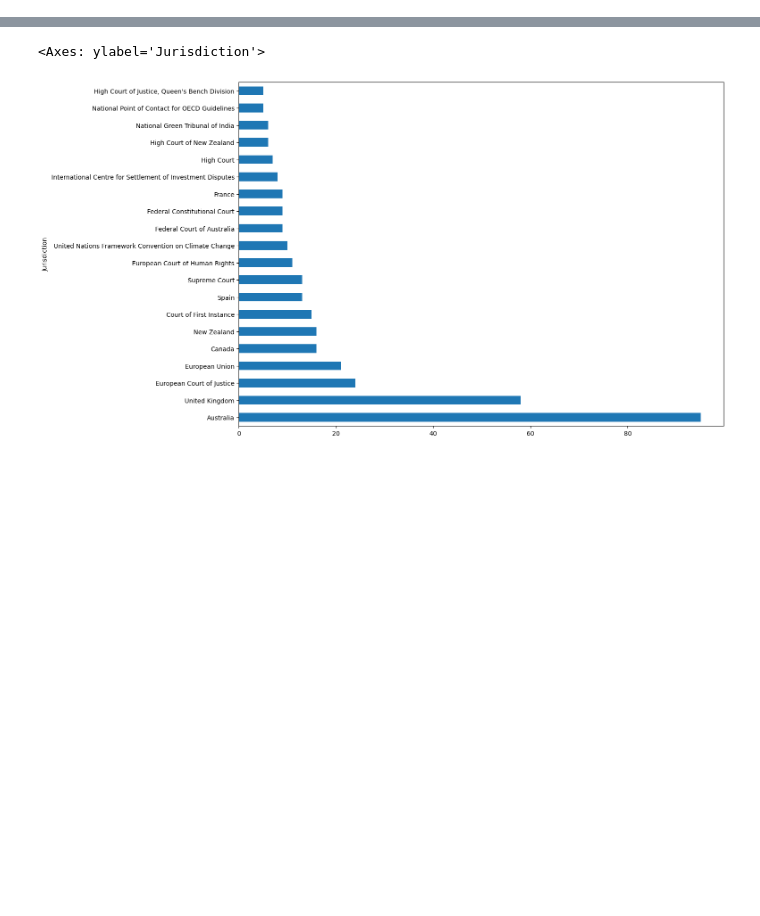
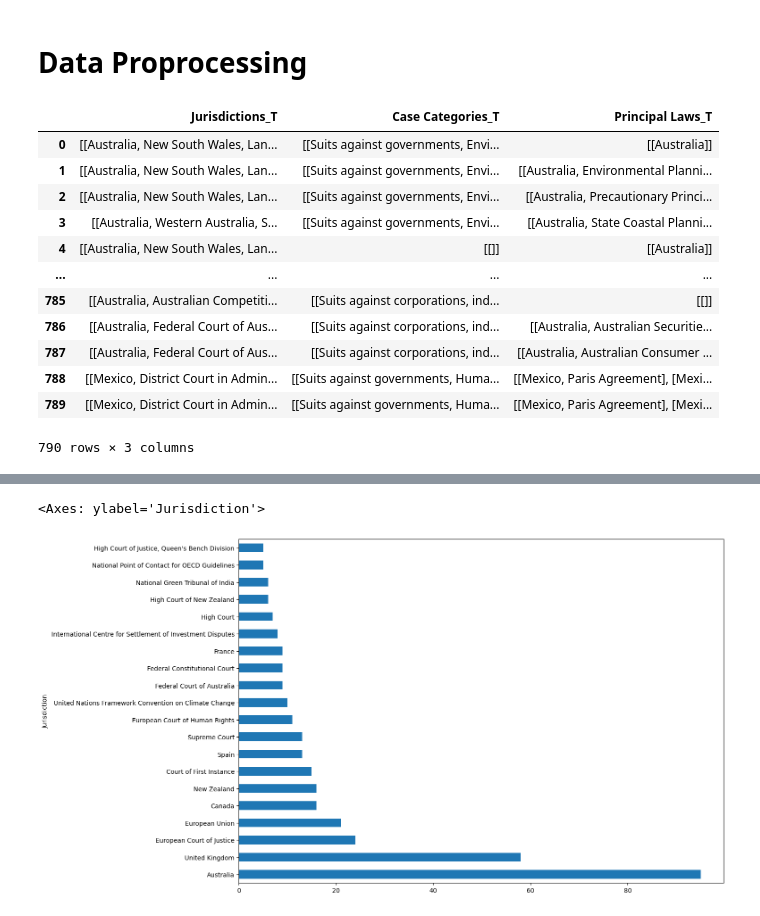
Before and after one commit to ClementBM/sandbox, a Jupyter notebook: naat/notebooks/eda_global_litigation_cases.ipynb, the cells around one changed output, grey strips where cells are left out. Cells and saved outputs as stored; diff of their text form; code cells hidden in the pictures; blank space fills up the shorter version.

```diff
--- a/naat/notebooks/eda_global_litigation_cases.ipynb
+++ b/naat/notebooks/eda_global_litigation_cases.ipynb
@@ -22,0 +28,2 @@ global_cases_df
+# %% [markdown]
+# Data Proprocessing
@@ -22,0 +46,16 @@ global_cases_df
+# %%
+global_cases_df[["Jurisdictions_T", "Case Categories_T", "Principal Laws_T"]]
+# %% [output]
+|  | Jurisdictions_T | Case Categories_T | Principal Laws_T |
+| 0 | [[Australia, New South Wales, Lan... | [[Suits against governments, Envi... | [[Australia]] |
+| 1 | [[Australia, New South Wales, Lan... | [[Suits against governments, Envi... | [[Australia, Environmental Planni... |
+| 2 | [[Australia, New South Wales, Lan... | [[Suits against governments, Envi... | [[Australia, Precautionary Princi... |
+| 3 | [[Australia, Western Australia, S... | [[Suits against governments, Envi... | [[Australia, State Coastal Planni... |
+| 4 | [[Australia, New South Wales, Lan... | [[]] | [[Australia]] |
+| ... | ... | ... | ... |
+| 785 | [[Australia, Australian Competiti... | [[Suits against corporations, ind... | [[]] |
+| 786 | [[Australia, Federal Court of Aus... | [[Suits against corporations, ind... | [[Australia, Australian Securitie... |
+| 787 | [[Australia, Federal Court of Aus... | [[Suits against corporations, ind... | [[Australia, Australian Consumer ... |
+| 788 | [[Mexico, District Court in Admin... | [[Suits against governments, Huma... | [[Mexico, Paris Agreement], [Mexi... |
+| 789 | [[Mexico, District Court in Admin... | [[Suits against governments, Huma... | [[Mexico, Paris Agreement], [Mexi... |
+790 rows × 3 columns
```
Also changed, not shown: parts of 25 cells of this notebook, 12 other files.
